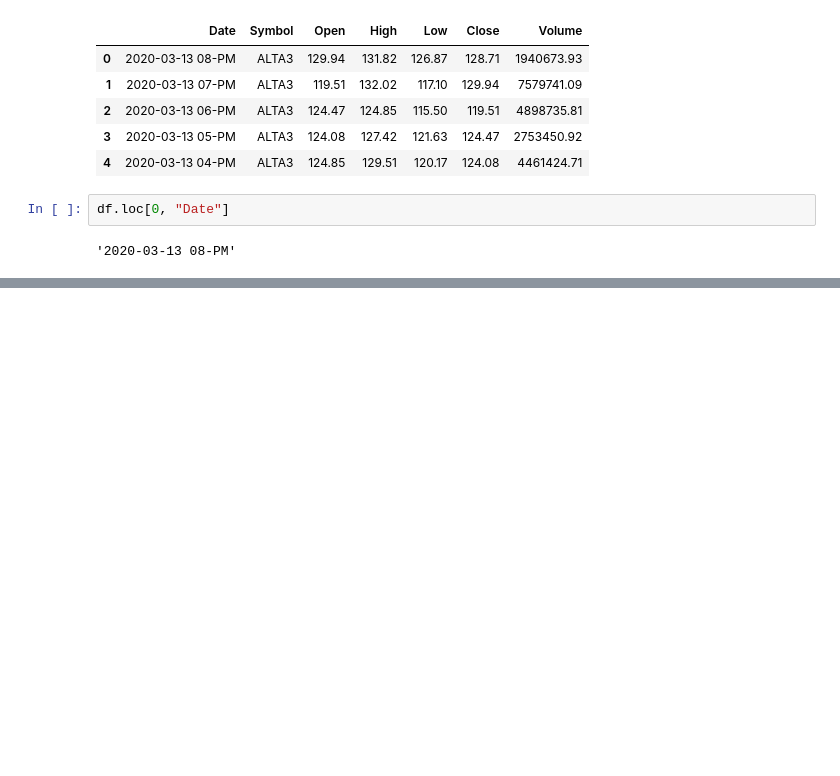
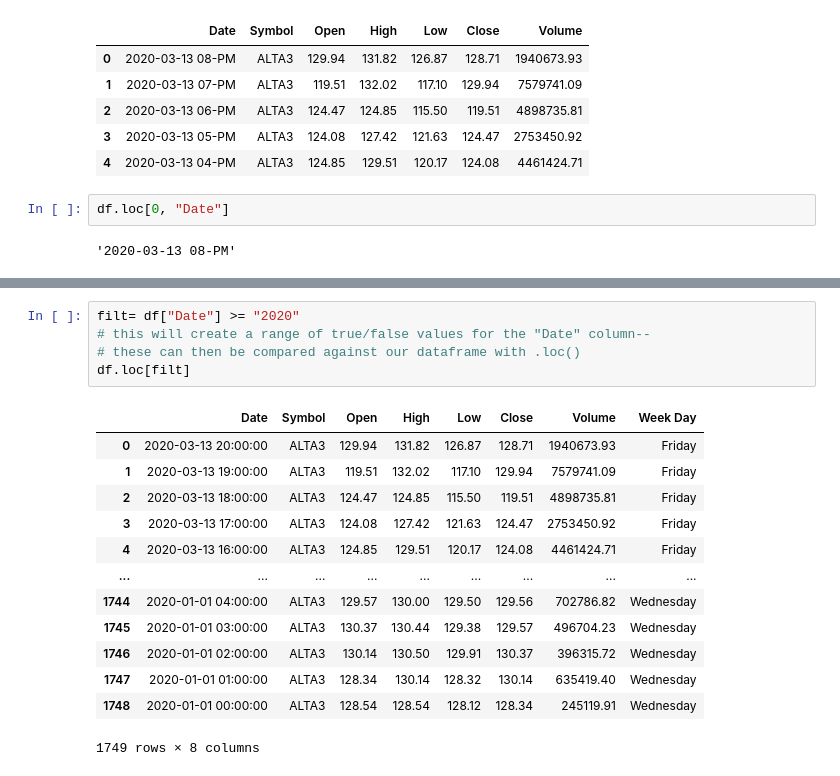
Before and after one commit to zaizarj/mycode, a Jupyter notebook: time-series/timeseries01.ipynb, the cells around one changed output, grey strips where cells are left out. Saved outputs shown, nothing was run; the diff lists cells and outputs as text; blank space fills up the shorter version.

```diff
--- a/time-series/timeseries01.ipynb
+++ b/time-series/timeseries01.ipynb
@@ -23,0 +105,19 @@ DateParseError: Unknown datetime string format, unable to parse: 2020-03-13 08-P
+# %%
+filt= df["Date"] >= "2020"
+# this will create a range of true/false values for the "Date" column--
+# these can then be compared against our dataframe with .loc()
+df.loc[filt]
+# %% [output]
+|  | Date | Symbol | Open | High | Low | Close | Volume | Week Day |
+| 0 | 2020-03-13 20:00:00 | ALTA3 | 129.94 | 131.82 | 126.87 | 128.71 | 1940673.93 | Friday |
+| 1 | 2020-03-13 19:00:00 | ALTA3 | 119.51 | 132.02 | 117.10 | 129.94 | 7579741.09 | Friday |
+| 2 | 2020-03-13 18:00:00 | ALTA3 | 124.47 | 124.85 | 115.50 | 119.51 | 4898735.81 | Friday |
+| 3 | 2020-03-13 17:00:00 | ALTA3 | 124.08 | 127.42 | 121.63 | 124.47 | 2753450.92 | Friday |
+| 4 | 2020-03-13 16:00:00 | ALTA3 | 124.85 | 129.51 | 120.17 | 124.08 | 4461424.71 | Friday |
+| ... | ... | ... | ... | ... | ... | ... | ... | ... |
+| 1744 | 2020-01-01 04:00:00 | ALTA3 | 129.57 | 130.00 | 129.50 | 129.56 | 702786.82 | Wednesday |
+| 1745 | 2020-01-01 03:00:00 | ALTA3 | 130.37 | 130.44 | 129.38 | 129.57 | 496704.23 | Wednesday |
+| 1746 | 2020-01-01 02:00:00 | ALTA3 | 130.14 | 130.50 | 129.91 | 130.37 | 396315.72 | Wednesday |
+| 1747 | 2020-01-01 01:00:00 | ALTA3 | 128.34 | 130.14 | 128.32 | 130.14 | 635419.40 | Wednesday |
+| 1748 | 2020-01-01 00:00:00 | ALTA3 | 128.54 | 128.54 | 128.12 | 128.34 | 245119.91 | Wednesday |
+1749 rows × 8 columns
```
Also changed, not shown: parts of 21 cells of this notebook, 2 other files.
